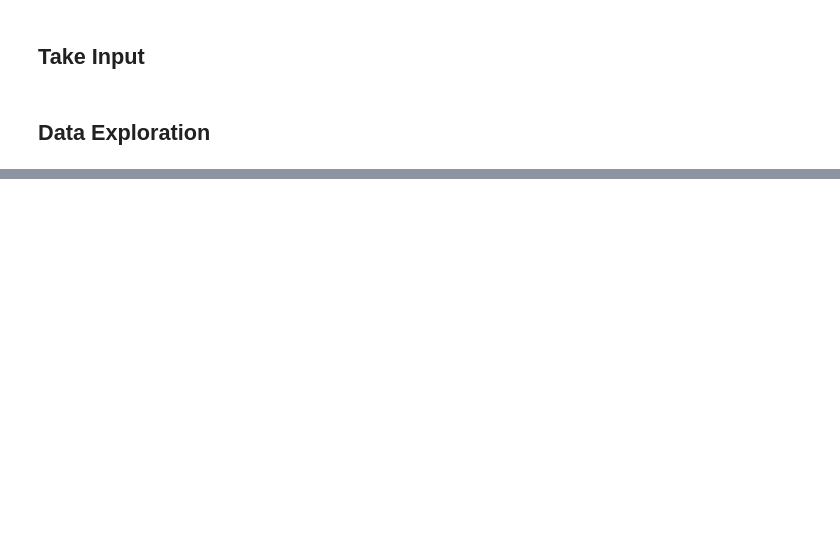
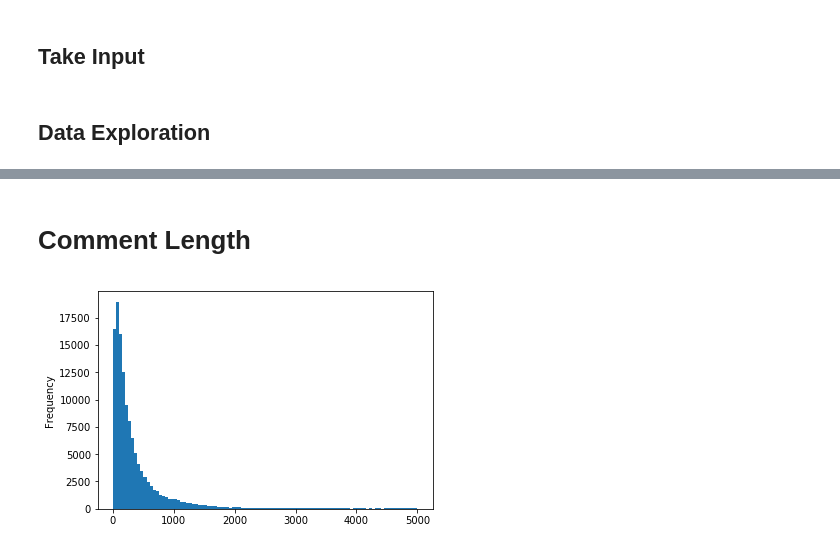
Before and after one commit to PuneetKohli/toxic_comment_classification, a Jupyter notebook: Data Exploration.ipynb, the cells around one changed output, grey strips where cells are left out. Cells and saved outputs as stored; diff of their text form; code cells hidden in the pictures; blank space fills up the shorter version.

```diff
--- a/Data Exploration.ipynb
+++ b/Data Exploration.ipynb
@@ -60,0 +63,8 @@ Longest Comment: 5895
+# %% [markdown]
+# Comment Length
+# %%
+train['length'] = train['comment_text'].apply(len)
+train['length'].plot(bins=100, kind="hist")
+plt.show()
+# %% [output]
+[figure, added]
```
Also changed, not shown: parts of 6 cells of this notebook.
